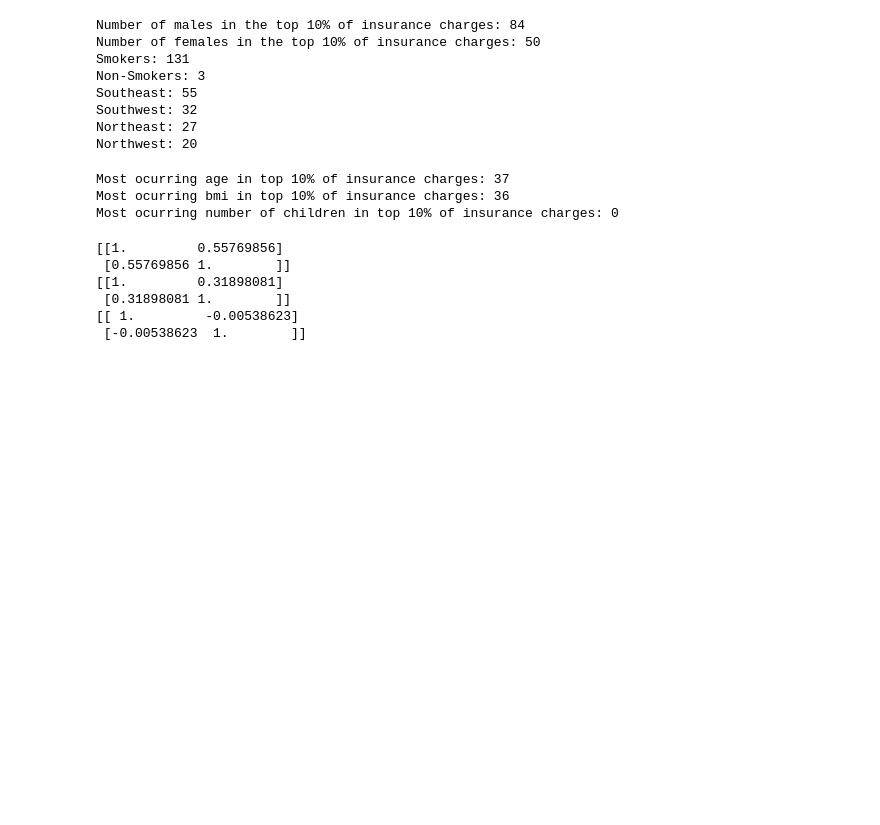
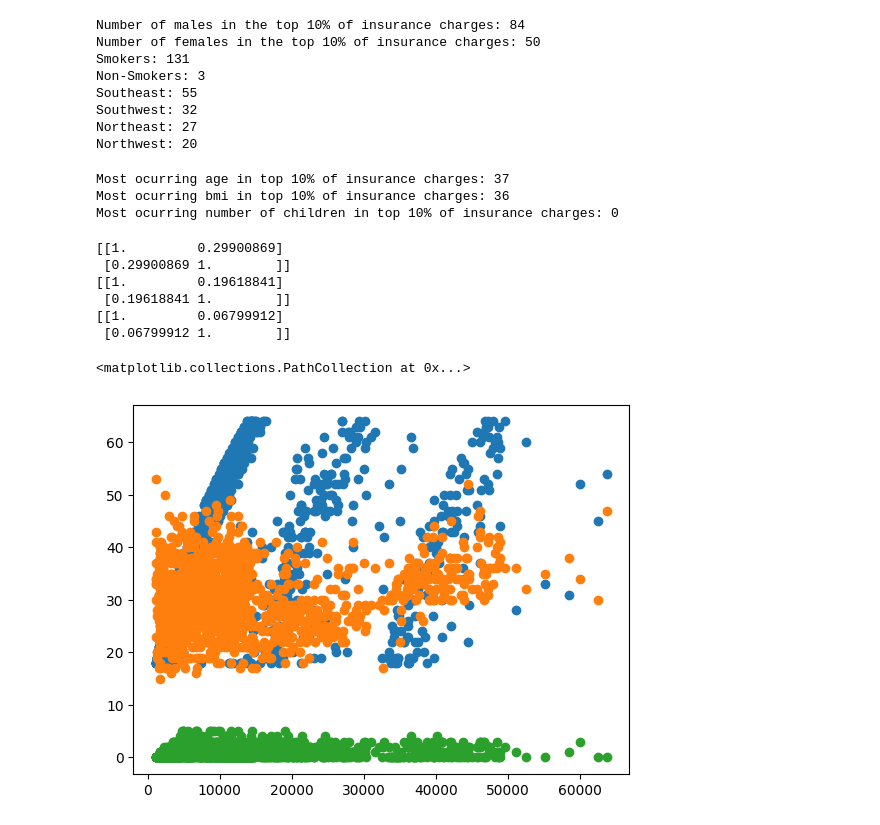
Before and after one commit to bigascon/us_medical_insurance_cost_analysis, a Jupyter notebook: us-medical-insurance-costs.ipynb, the cells around one changed output. Drawn from its saved outputs; the diff is of its cells as text; code cells hidden in the pictures; blank space fills up the shorter version.

Commit message:
Implemented scatterplot for quantitative variables

```diff
--- a/us-medical-insurance-costs.ipynb
+++ b/us-medical-insurance-costs.ipynb
@@ -345,18 +345,26 @@ Most ocurring age in top 10% of insurance charges: 37
 Most ocurring bmi in top 10% of insurance charges: 36
 Most ocurring number of children in top 10% of insurance charges: 0
 # %%
-pearsons_coefficient_age = np.corrcoef(top_charges, top_ages)
+import matplotlib.pyplot as plt
+pearsons_coefficient_age = np.corrcoef(int_charges, int_ages)
 print(pearsons_coefficient_age)
+plt.scatter(int_charges, int_ages)
 
-pearsons_coefficient_bmi = np.corrcoef(top_charges, top_bmi)
+
+pearsons_coefficient_bmi = np.corrcoef(int_charges, int_bmi)
 print(pearsons_coefficient_bmi)
+plt.scatter(int_charges, int_bmi)
 
-pearsons_coefficient_children = np.corrcoef(top_charges, top_children)
+
+pearsons_coefficient_children = np.corrcoef(int_charges, int_children)
 print(pearsons_coefficient_children)
+plt.scatter(int_charges, int_children)
 # %% [output]
-[[1.         0.55769856]
- [0.55769856 1.        ]]
-[[1.         0.31898081]
- [0.31898081 1.        ]]
-[[ 1.         -0.00538623]
- [-0.00538623  1.        ]]
+[[1.         0.29900869]
+ [0.29900869 1.        ]]
+[[1.         0.19618841]
+ [0.19618841 1.        ]]
+[[1.         0.06799912]
+ [0.06799912 1.        ]]
+<matplotlib.collections.PathCollection at 0x...>
+[figure, added]
```
